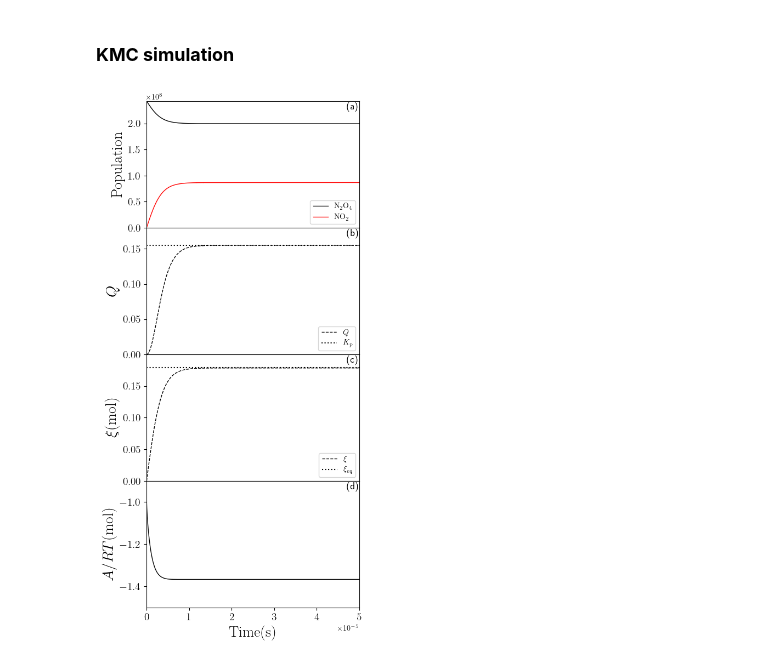
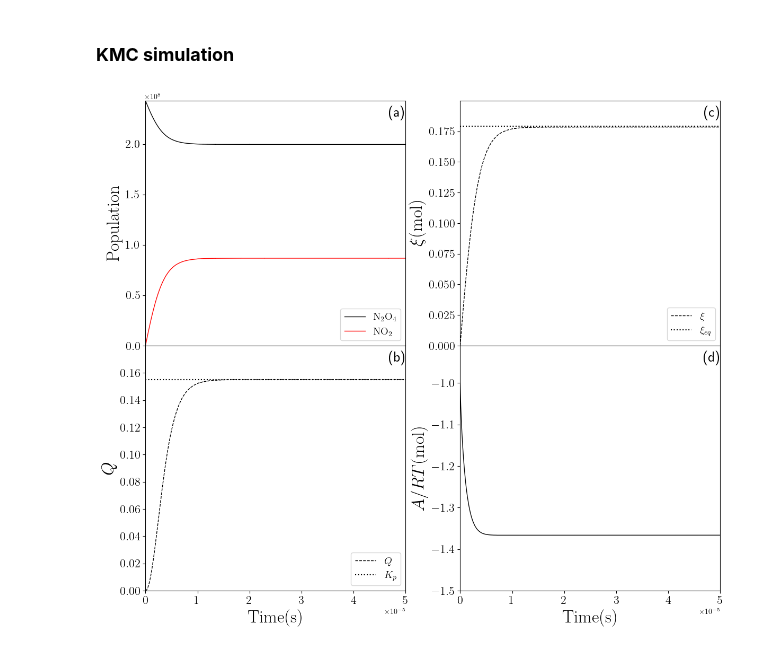
Before and after one commit to emartineznunez/Kp, a Jupyter notebook: kp.ipynb, the cells around one changed output. Drawn from its saved outputs; the diff is of its cells as text; code cells hidden in the pictures.

```diff
--- a/kp.ipynb
+++ b/kp.ipynb
@@ -898,80 +898,80 @@ data = pd.read_csv('KMC.csv')
 
 x = data['time']
 y1 = data[' p1']
 y2 = data[' p2']
 
 
-fig, axs = plt.subplots(nrows=4, ncols=1,figsize=(5,12))
-plt.subplots_adjust(wspace=0,hspace=0)
+fig, axs = plt.subplots(nrows=2, ncols=2,figsize=(14,12))
+plt.subplots_adjust(wspace=0.21,hspace=0)
 
-axs[0].plot(x,y1,color='black',label=r'$\mathrm{N_2O_4}$',linewidth=1.0)
-axs[0].plot(x,y2,color='red',label=r'$\mathrm{NO_2}$',linewidth=1.0)
-axs[0].set_ylabel(r'$\mathrm{Population}$',fontsize=20)
-axs[0].set_xlim(0,max(x))
-axs[0].set_ylim(0,max(data[' p1']))
+axs[0][0].plot(x,y1,color='black',label=r'$\mathrm{N_2O_4}$',linewidth=1.0)
+axs[0][0].plot(x,y2,color='red',label=r'$\mathrm{NO_2}$',linewidth=1.0)
+axs[0][0].set_ylabel(r'$\mathrm{Population}$',fontsize=24)
+axs[0][0].set_xlim(0,max(x))
+axs[0][0].set_ylim(0,max(data[' p1']))
 
 
 data = pd.read_csv('kp.csv')
 
 y1 = data['kp']
 y2 = data['xi']
-axs[1].plot(x,y1,'--',color='black',label=r'$Q$',linewidth=1.0)
-axs[2].plot(x,y2,'--',color='black',label=r'$\xi$',linewidth=1.0)
-axs[1].set_ylabel(r'$Q$',fontsize=20)
+axs[1][0].plot(x,y1,'--',color='black',label=r'$Q$',linewidth=1.0)
+axs[0][1].plot(x,y2,'--',color='black',label=r'$\xi$',linewidth=1.0)
+axs[1][0].set_ylabel(r'$Q$',fontsize=24)
 
 
 data = pd.read_csv('A.csv')
 y = data['A']
-axs[3].plot(x,y,'-',color='black',linewidth=1.0)
-axs[3].set_ylabel(r'$A/RT \mathrm{(mol)}$',fontsize=20)
-axs[3].set_xlabel(r'$\mathrm{Time (s)}$',fontsize=20)
+axs[1][1].plot(x,y,'-',color='black',linewidth=1.0)
+axs[1][1].set_ylabel(r'$A/RT \mathrm{(mol)}$',fontsize=24)
+axs[1][1].set_xlabel(r'$\mathrm{Time (s)}$',fontsize=24)
 
-axs[2].set_ylabel(r'$\xi \mathrm{(mol)}$',fontsize=20)
+axs[0][1].set_ylabel(r'$\xi \mathrm{(mol)}$',fontsize=24)
+axs[1][0].set_xlabel(r'$\mathrm{Time (s)}$',fontsize=24)
+
+axs[1][0].set_xlim(0,max(x))
+axs[1][0].set_ylim(0,0.1799999)
+
+axs[0][1].set_xlim(0,max(x))
+axs[0][1].set_ylim(0,0.1999999)
+
+axs[1][1].set_xlim(0,max(x))
+axs[1][1].set_ylim(-1.5,-0.91)
+
+axs[0][0].xaxis.set_tick_params(labelbottom=False)
+axs[0][0].set_xticks([])
 
 
-axs[1].set_xlim(0,max(x))
-axs[1].set_ylim(0,0.18)
 
-axs[2].set_xlim(0,max(x))
-axs[2].set_ylim(0,0.1999999)
-
-axs[3].set_xlim(0,max(x))
-axs[3].set_ylim(-1.5,-0.9)
-
-axs[0].xaxis.set_tick_params(labelbottom=False)
-axs[0].set_xticks([])
-
-axs[1].xaxis.set_tick_params(labelbottom=False)
-axs[1].set_xticks([])
-
-axs[2].xaxis.set_tick_params(labelbottom=False)
-axs[2].set_xticks([])
-
-axs[2].xaxis.set_tick_params(labelbottom=False)
-axs[2].set_xticks([])
+axs[0][1].xaxis.set_tick_params(labelbottom=False)
+axs[0][1].set_xticks([])
 
 
-axs[1].axhline(y=0.155,color='black', linestyle=':',label=r'$K_p$')
-
-axs[2].axhline(y=0.179, color='black', linestyle=':',label=r'$\xi_{eq}$')
-axs[0].legend(loc='lower right')
-axs[1].legend(loc='lower right')
-axs[2].legend(loc='lower right')
-axs[0].yaxis.set_tick_params(labelsize=14)
-axs[1].yaxis.set_tick_params(labelsize=14)
-axs[2].yaxis.set_tick_params(labelsize=14)
-axs[2].xaxis.set_tick_params(labelsize=14)
-axs[3].yaxis.set_tick_params(labelsize=14)
-axs[3].xaxis.set_tick_params(labelsize=14)
 
 
-axs[0].text(0.97,0.95, '(a)', fontsize=13,  horizontalalignment='center', verticalalignment='center', transform=axs[0].transAxes)
-axs[1].text(0.97,0.95, '(b)', fontsize=13,  horizontalalignment='center', verticalalignment='center', transform=axs[1].transAxes)
-axs[2].text(0.97,0.95, '(c)', fontsize=13,  horizontalalignment='center', verticalalignment='center', transform=axs[2].transAxes)
-axs[3].text(0.97,0.95, '(d)', fontsize=13,  horizontalalignment='center', verticalalignment='center', transform=axs[3].transAxes)
+axs[1][0].axhline(y=0.155,color='black', linestyle=':',label=r'$K_p$')
+
+axs[0][1].axhline(y=0.179, color='black', linestyle=':',label=r'$\xi_{eq}$')
+axs[0][0].legend(loc='lower right',fontsize=14)
+axs[1][0].legend(loc='lower right',fontsize=14)
+axs[0][1].legend(loc='lower right',fontsize=14)
+axs[0][0].yaxis.set_tick_params(labelsize=16)
+axs[1][0].yaxis.set_tick_params(labelsize=16)
+axs[0][1].yaxis.set_tick_params(labelsize=16)
+axs[0][1].xaxis.set_tick_params(labelsize=16)
+axs[1][0].xaxis.set_tick_params(labelsize=16)
+
+axs[1][1].yaxis.set_tick_params(labelsize=16)
+axs[1][1].xaxis.set_tick_params(labelsize=16)
+
+
+axs[0][0].text(0.97,0.95, '(a)', fontsize=20,  horizontalalignment='center', verticalalignment='center', transform=axs[0][0].transAxes)
+axs[1][0].text(0.97,0.95, '(b)', fontsize=20,  horizontalalignment='center', verticalalignment='center', transform=axs[1][0].transAxes)
+axs[0][1].text(0.97,0.95, '(c)', fontsize=20,  horizontalalignment='center', verticalalignment='center', transform=axs[0][1].transAxes)
+axs[1][1].text(0.97,0.95, '(d)', fontsize=20,  horizontalalignment='center', verticalalignment='center', transform=axs[1][1].transAxes)
 
 
 plt.savefig('Kp.svg',bbox_inches='tight')
 plt.show()
 # %% [output]
-[figure, old version]
+[figure, new version]
```
